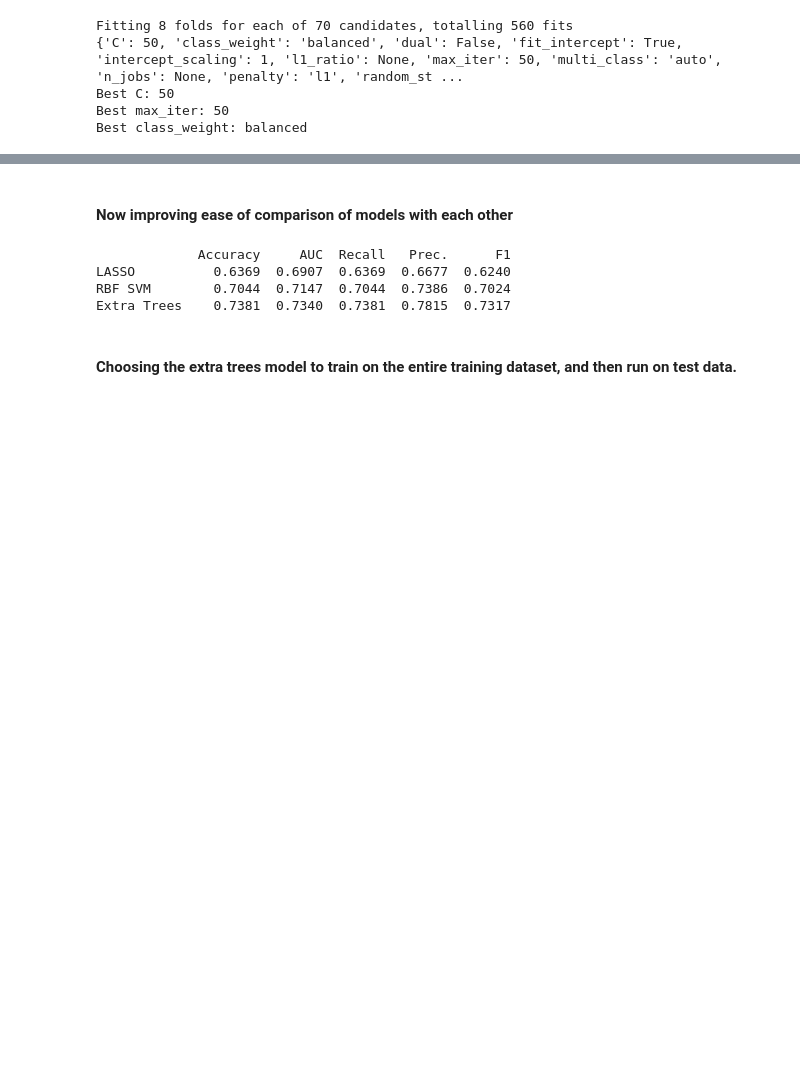
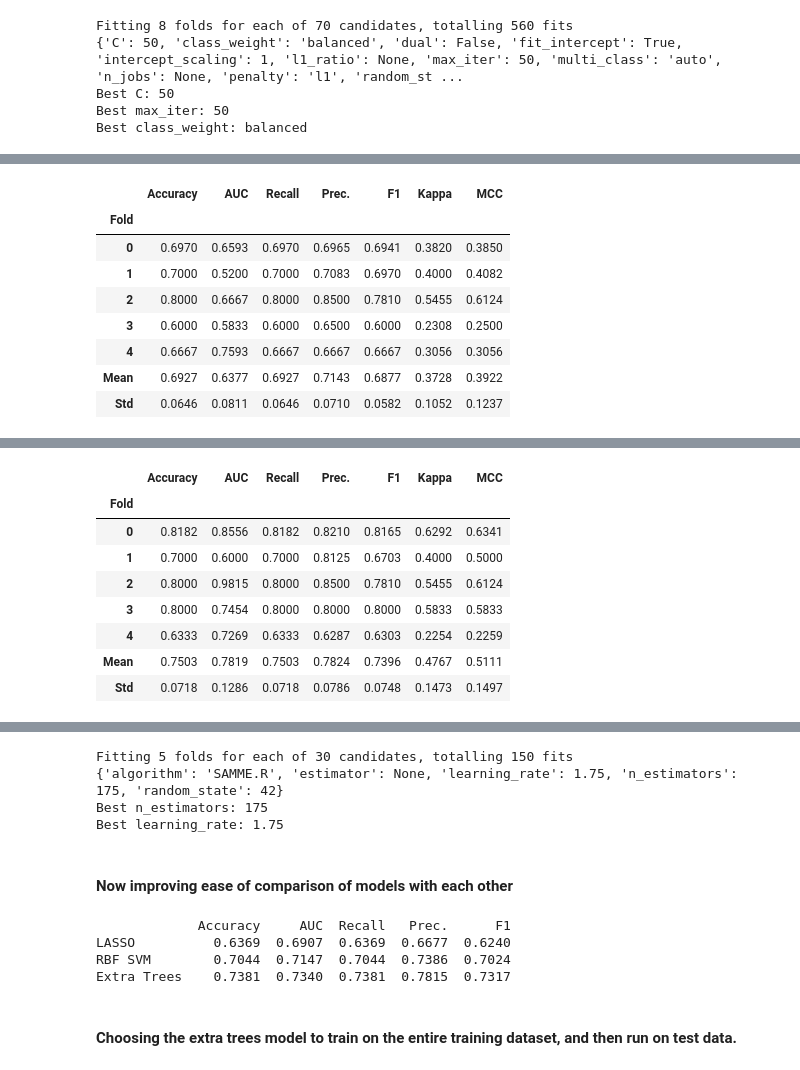
Before and after one commit to pmagbor/ds9000_project, a Jupyter notebook: 04_training_models.ipynb, the cells around one changed output, grey strips where cells are left out. Drawn from its saved outputs; the diff is of its cells as text; code cells hidden in the pictures; blank space fills up the shorter version.

```diff
--- a/04_training_models.ipynb
+++ b/04_training_models.ipynb
@@ -560,0 +582,24 @@ Best class_weight: balanced
+# %%
+# doing a more granular grid search
+ada_clf2 = create_model('ada')
+
+ada_params = {
+    "n_estimators": [100, 125, 150, 175, 200],
+    "learning_rate": [0.5, 1.0, 1.25, 1.5, 1.75, 2.0],
+}
+
+# Or use random search with n_iter
+tuned_ada_clf2 = tune_model(ada_clf2, custom_grid=ada_params, n_iter=100)
+
+# get all hyperparameters of the best model
+best_params = tuned_ada_clf2.get_params()
+print(best_params)
+
+# accessing specific hyperparameters
+print(f"Best n_estimators: {tuned_ada_clf2.get_params()['n_estimators']}")
+print(f"Best learning_rate: {tuned_ada_clf2.get_params()['learning_rate']}")
+
+# save the mean accuracy, AUC, recall, precision, and F1 score
+ada_results_df = pull()
+ada_mean_metrics = ada_results_df.loc['Mean']
+# %% [output]
@@ -560,0 +607,9 @@ Best class_weight: balanced
+|  | Accuracy | AUC | Recall | Prec. | F1 | Kappa | MCC |
+| Fold |  |  |  |  |  |  |  |
+| 0 | 0.6970 | 0.6593 | 0.6970 | 0.6965 | 0.6941 | 0.3820 | 0.3850 |
+| 1 | 0.7000 | 0.5200 | 0.7000 | 0.7083 | 0.6970 | 0.4000 | 0.4082 |
+| 2 | 0.8000 | 0.6667 | 0.8000 | 0.8500 | 0.7810 | 0.5455 | 0.6124 |
+| 3 | 0.6000 | 0.5833 | 0.6000 | 0.6500 | 0.6000 | 0.2308 | 0.2500 |
+| 4 | 0.6667 | 0.7593 | 0.6667 | 0.6667 | 0.6667 | 0.3056 | 0.3056 |
+| Mean | 0.6927 | 0.6377 | 0.6927 | 0.7143 | 0.6877 | 0.3728 | 0.3922 |
+| Std | 0.0646 | 0.0811 | 0.0646 | 0.0710 | 0.0582 | 0.1052 | 0.1237 |
@@ -560,0 +618,9 @@ Best class_weight: balanced
+|  | Accuracy | AUC | Recall | Prec. | F1 | Kappa | MCC |
+| Fold |  |  |  |  |  |  |  |
+| 0 | 0.8182 | 0.8556 | 0.8182 | 0.8210 | 0.8165 | 0.6292 | 0.6341 |
+| 1 | 0.7000 | 0.6000 | 0.7000 | 0.8125 | 0.6703 | 0.4000 | 0.5000 |
+| 2 | 0.8000 | 0.9815 | 0.8000 | 0.8500 | 0.7810 | 0.5455 | 0.6124 |
+| 3 | 0.8000 | 0.7454 | 0.8000 | 0.8000 | 0.8000 | 0.5833 | 0.5833 |
+| 4 | 0.6333 | 0.7269 | 0.6333 | 0.6287 | 0.6303 | 0.2254 | 0.2259 |
+| Mean | 0.7503 | 0.7819 | 0.7503 | 0.7824 | 0.7396 | 0.4767 | 0.5111 |
+| Std | 0.0718 | 0.1286 | 0.0718 | 0.0786 | 0.0748 | 0.1473 | 0.1497 |
@@ -561,3 +628,7 @@ Best class_weight: balanced
+Fitting 5 folds for each of 30 candidates, totalling 150 fits
+{'algorithm': 'SAMME.R', 'estimator': None, 'learning_rate': 1.75, 'n_estimators': 175, 'random_state': 42}
+Best n_estimators: 175
+Best learning_rate: 1.75
 # %% [markdown]
 #### Now improving ease of comparison of models with each other
 # %%
```
Also changed, not shown: parts of 9 cells of this notebook.
